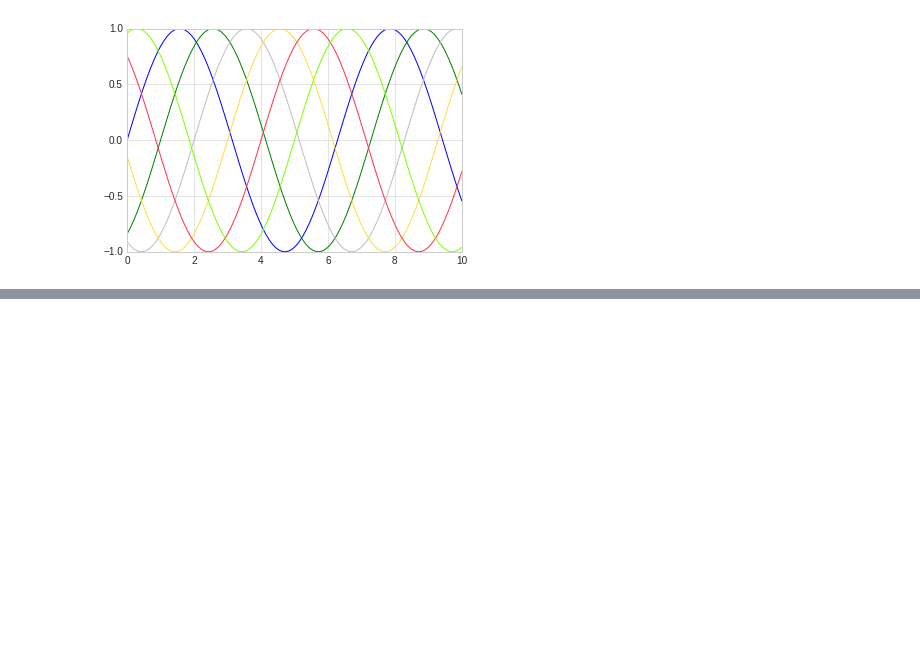
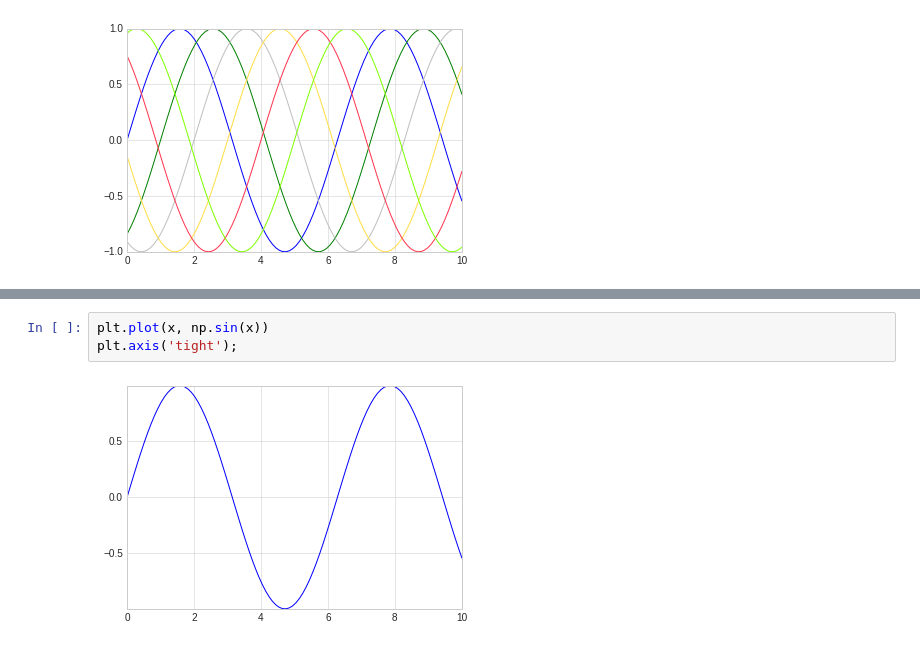
Before and after one commit to aliensmart/machine_learning, a Jupyter notebook: Matplotlib.ipynb, the cells around one changed output, grey strips where cells are left out. Drawn from its saved outputs; the diff is of its cells as text; blank space fills up the shorter version.

```diff
--- a/Matplotlib.ipynb
+++ b/Matplotlib.ipynb
@@ -141,0 +165,5 @@ plt.plot(x, x + 3, ':k')   # solid green
+# %%
+plt.plot(x, np.sin(x))
+plt.axis('tight');
+# %% [output]
+[figure, added]
```
Also changed, not shown: parts of 10 cells of this notebook.
